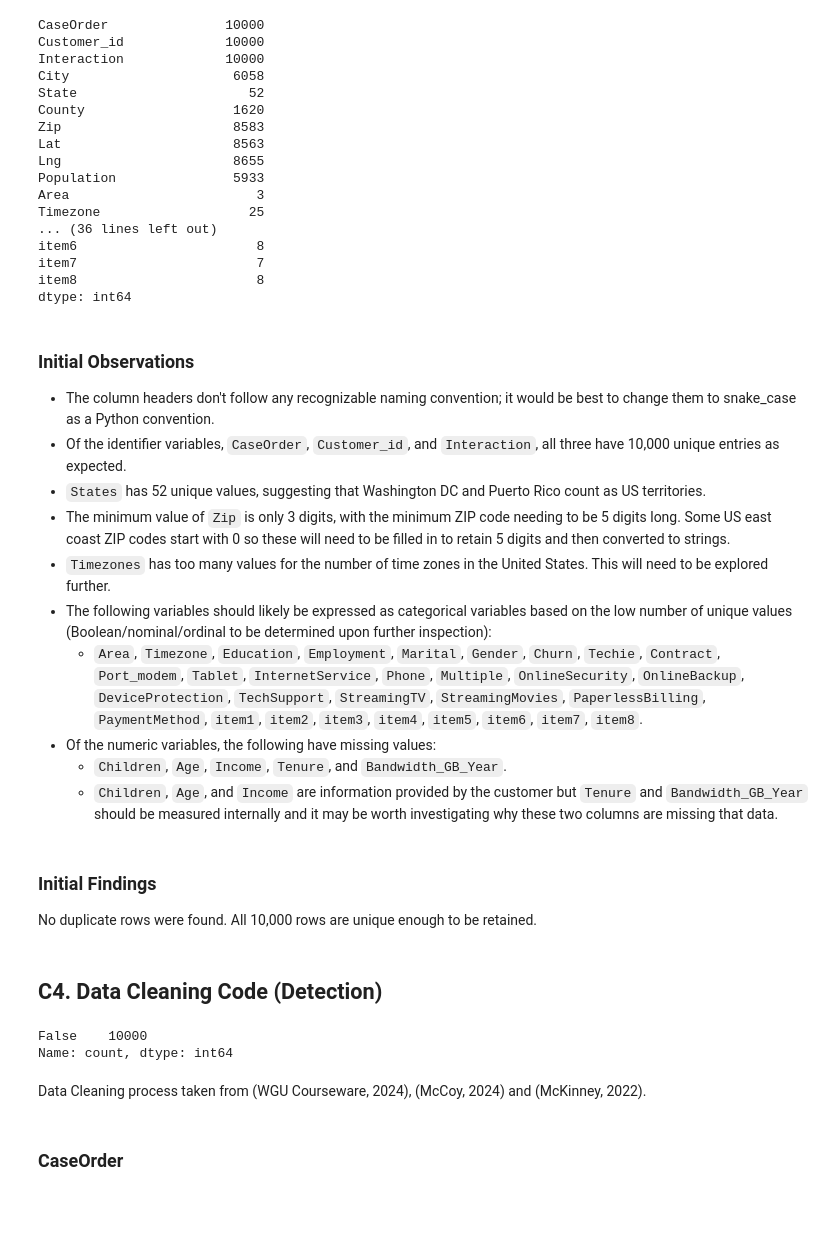
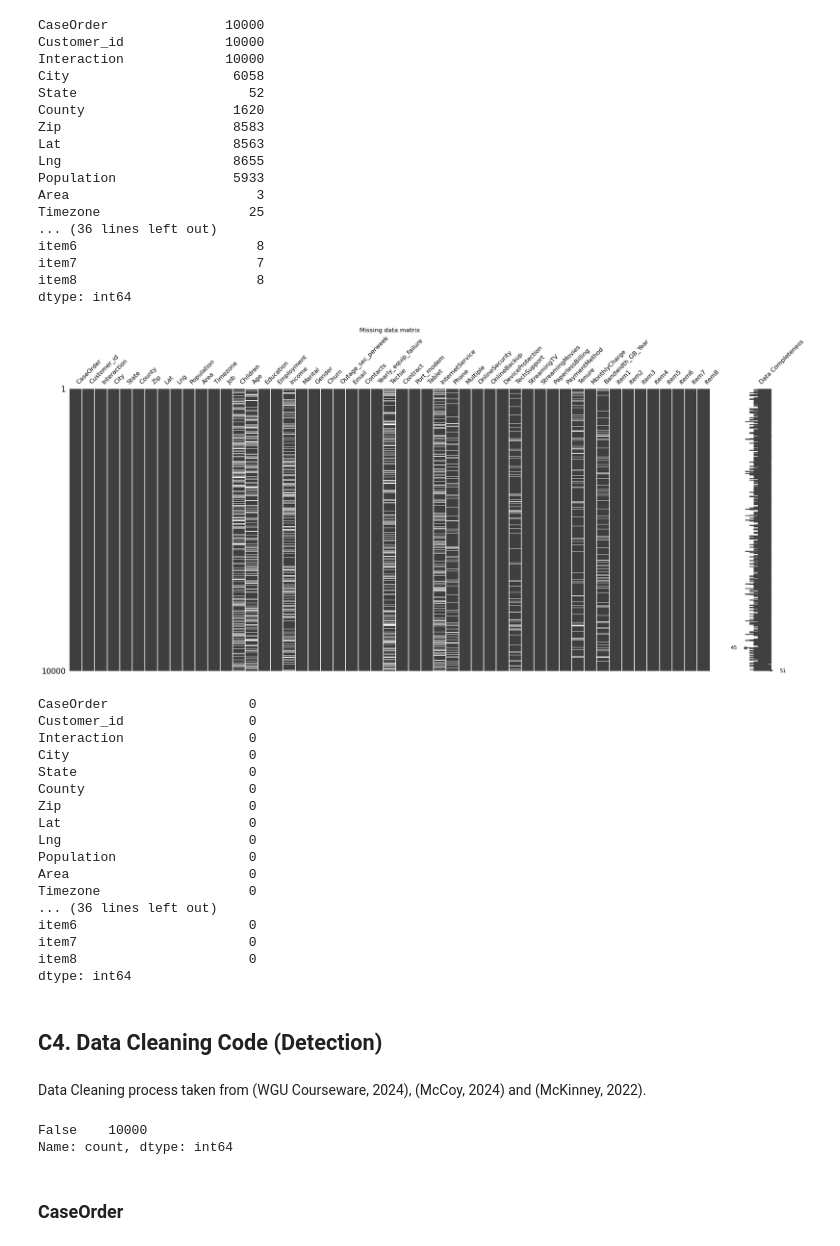
Before and after one commit to smmurdock/WGU-MSDA-DS, a Jupyter notebook: D206/Murdock_Shanay D206 PA Churn.ipynb, the cells around one changed output. Drawn from its saved outputs; the diff is of its cells as text; code cells hidden in the pictures; blank space fills up the shorter version.

```diff
--- a/D206/Murdock_Shanay D206 PA Churn.ipynb
+++ b/D206/Murdock_Shanay D206 PA Churn.ipynb
@@ -243,16 +224,3 @@ item6                       8
 item7                       7
 item8                       8
 dtype: int64
-# %% [markdown]
-### Initial Observations
-
-- The column headers don't follow any recognizable naming convention; it would be best to change them to snake_case as a Python convention.
-- Of the identifier variables, `CaseOrder`, `Customer_id`, and `Interaction`, all three have 10,000 unique entries as expected.
-- `States` has 52 unique values, suggesting that Washington DC and Puerto Rico count as US territories.
-- The minimum value of `Zip` is only 3 digits, with the minimum ZIP code needing to be 5 digits long. Some US east coast ZIP codes start with 0 so these will need to be filled in to retain 5 digits and then converted to strings.
-- `Timezones` has too many values for the number of time zones in the United States. This will need to be explored further.
-- The following variables should likely be expressed as categorical variables based on the low number of unique values (Boolean/nominal/ordinal to be determined upon further inspection):
-  - `Area`, `Timezone`, `Education`, `Employment`, `Marital`, `Gender`, `Churn`, `Techie`, `Contract`, `Port_modem`, `Tablet`, `InternetService`, `Phone`, `Multiple`, `OnlineSecurity`, `OnlineBackup`, `DeviceProtection`, `TechSupport`, `StreamingTV`, `StreamingMovies`, `PaperlessBilling`, `PaymentMethod`, `item1`, `item2`, `item3`, `item4`, `item5`, `item6`, `item7`, `item8`.
-- Of the numeric variables, the following have missing values:
-  - `Children`, `Age`, `Income`, `Tenure`, and `Bandwidth_GB_Year`.
-  - `Children`, `Age`, and `Income` are information provided by the customer but `Tenure` and `Bandwidth_GB_Year` should be measured internally and it may be worth investigating why these two columns are missing that data.
@@ -262,16 +227,41 @@ dtype: int64
-# %% [markdown]
-### Initial Findings
-No duplicate rows were found. All 10,000 rows are unique enough to be retained.
+# %%
+# Run Missing No visual package to view missing data in a matrix
+msno.matrix(df, fontsize=12, labels=True)
+plt.title('Missing data matrix')
+plt.show()
+# %% [output]
+[figure, added]
+# %%
+# Look for missing values from the DataFrame (Walker, 2004, p. 25)
+df.isnull().sum()
+# %% [output]
+CaseOrder                  0
+Customer_id                0
+Interaction                0
+City                       0
+State                      0
+County                     0
+Zip                        0
+Lat                        0
+Lng                        0
+Population                 0
+Area                       0
+Timezone                   0
+... (36 lines left out)
+item6                      0
+item7                      0
+item8                      0
+dtype: int64
 # %% [markdown]
 ## C4. Data Cleaning Code (Detection)
-# %%
-# Check for any duplicate rows; 10,000 rows present in dataset
-df.duplicated().value_counts()
-# %% [output]
-False    10000
-Name: count, dtype: int64
 # %% [markdown]
 Data Cleaning process taken from (WGU Courseware, 2024), (McCoy, 2024) and (McKinney, 2022).
+# %%
+# Check for any duplicate rows; 10,000 rows present in dataset
+df.duplicated().value_counts()
+# %% [output]
+False    10000
+Name: count, dtype: int64
 # %% [markdown]
 ### CaseOrder
 # %%
```
Also changed, not shown: parts of 14 cells of this notebook.
